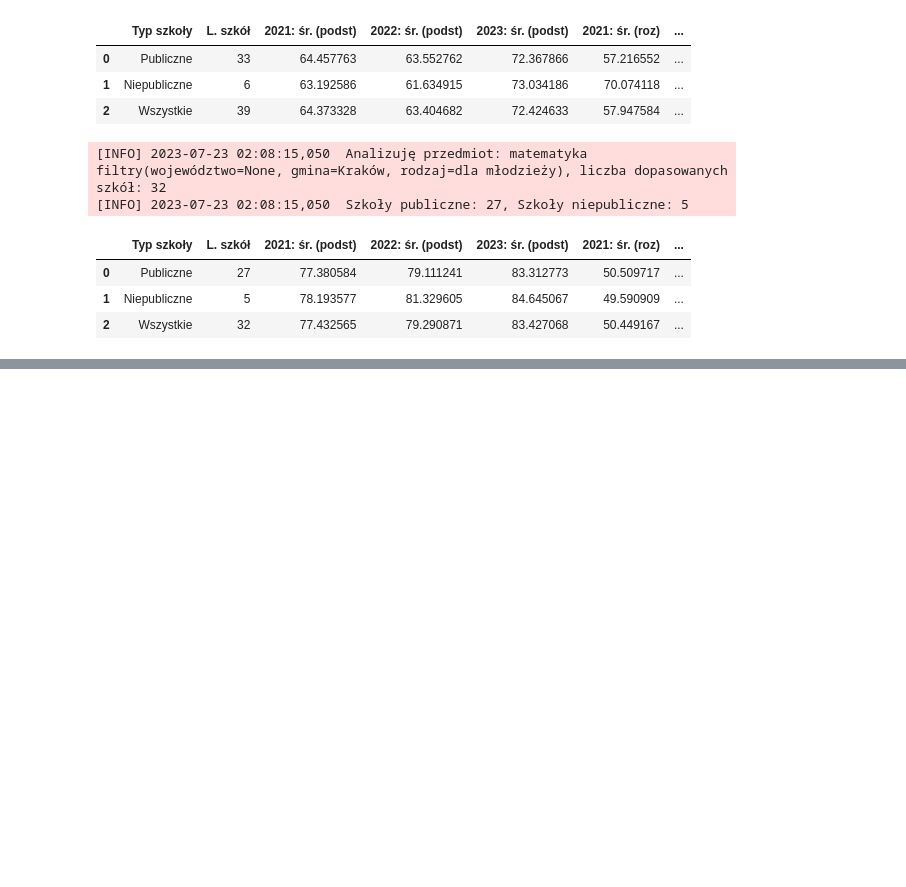
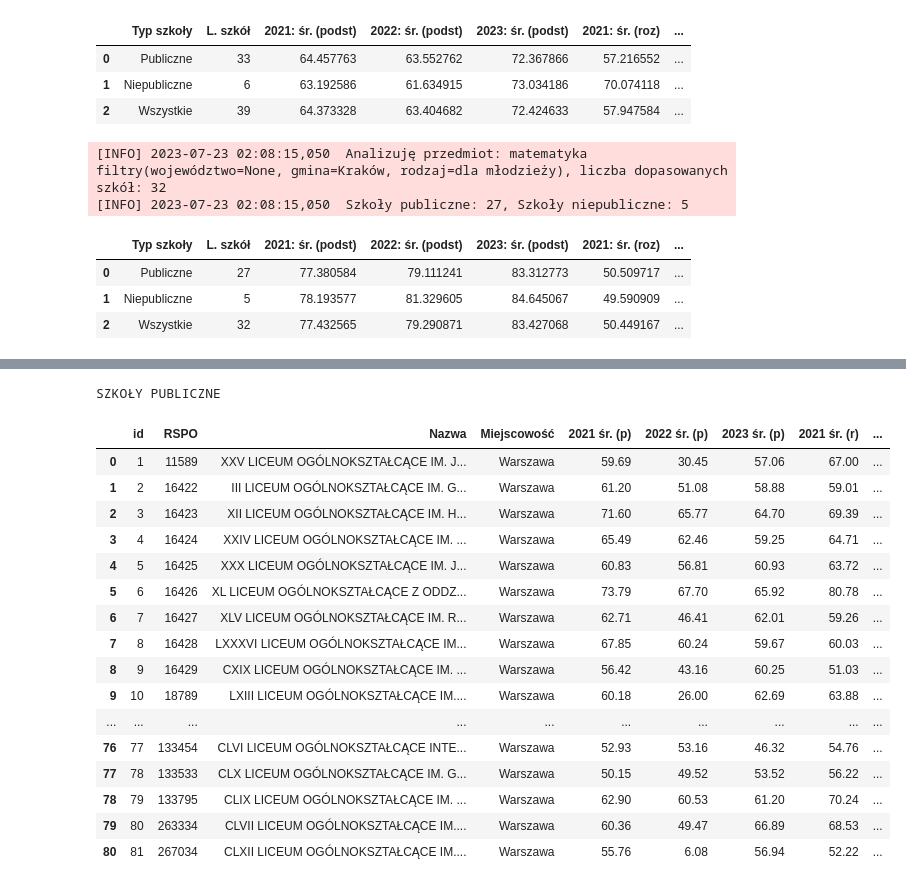
Before and after one commit to walasiek/ai-polit, a Jupyter notebook: notebooks/006_analiza_matur_2023_wstepna.ipynb, the cells around one changed output, grey strips where cells are left out. Cells and saved outputs as stored; diff of their text form; code cells hidden in the pictures; blank space fills up the shorter version.

```diff
--- a/notebooks/006_analiza_matur_2023_wstepna.ipynb
+++ b/notebooks/006_analiza_matur_2023_wstepna.ipynb
@@ -58,6 +58,11 @@ ANALYZED_YEARS = [2021, 2022, 2023]
 
 ANALYZED_LAST_YEAR = ANALYZED_YEARS[-1]
 SUBHEADER_SEPARATOR = '===='
+# %%
+# Pomocnicze
+def pretty_float(x):
+    x = int(x * 100) / 100
+    return x
 # %% [markdown]
 Przygotowanie danych
 ====================
@@ -434,0 +563,4 @@ for subject in ['język polski', 'matematyka']:
+# %%
+print("SZKOŁY PUBLICZNE")
+show_avg_results_from_matura("język polski", filter_gmina='Warszawa', public=True)
+# %% [output]
@@ -434,0 +568,18 @@ for subject in ['język polski', 'matematyka']:
+SZKOŁY PUBLICZNE
+|  | id | RSPO | Nazwa | Miejscowość | 2021 śr. (p) | 2022 śr. (p) | 2023 śr. (p) | 2021 śr. (r) | ... |
+| 0 | 1 | 11589 | XXV LICEUM OGÓLNOKSZTAŁCĄCE IM. J... | Warszawa | 59.69 | 30.45 | 57.06 | 67.00 | ... |
+| 1 | 2 | 16422 | III LICEUM OGÓLNOKSZTAŁCĄCE IM. G... | Warszawa | 61.20 | 51.08 | 58.88 | 59.01 | ... |
+| 2 | 3 | 16423 | XII LICEUM OGÓLNOKSZTAŁCĄCE IM. H... | Warszawa | 71.60 | 65.77 | 64.70 | 69.39 | ... |
+| 3 | 4 | 16424 | XXIV LICEUM OGÓLNOKSZTAŁCĄCE IM. ... | Warszawa | 65.49 | 62.46 | 59.25 | 64.71 | ... |
+| 4 | 5 | 16425 | XXX LICEUM OGÓLNOKSZTAŁCĄCE IM. J... | Warszawa | 60.83 | 56.81 | 60.93 | 63.72 | ... |
+| 5 | 6 | 16426 | XL LICEUM OGÓLNOKSZTAŁCĄCE Z ODDZ... | Warszawa | 73.79 | 67.70 | 65.92 | 80.78 | ... |
+| 6 | 7 | 16427 | XLV LICEUM OGÓLNOKSZTAŁCĄCE IM. R... | Warszawa | 62.71 | 46.41 | 62.01 | 59.26 | ... |
+| 7 | 8 | 16428 | LXXXVI LICEUM OGÓLNOKSZTAŁCĄCE IM... | Warszawa | 67.85 | 60.24 | 59.67 | 60.03 | ... |
+| 8 | 9 | 16429 | CXIX LICEUM OGÓLNOKSZTAŁCĄCE IM. ... | Warszawa | 56.42 | 43.16 | 60.25 | 51.03 | ... |
+| 9 | 10 | 18789 | LXIII LICEUM OGÓLNOKSZTAŁCĄCE IM.... | Warszawa | 60.18 | 26.00 | 62.69 | 63.88 | ... |
+| ... | ... | ... | ... | ... | ... | ... | ... | ... | ... |
+| 76 | 77 | 133454 | CLVI LICEUM OGÓLNOKSZTAŁCĄCE INTE... | Warszawa | 52.93 | 53.16 | 46.32 | 54.76 | ... |
+| 77 | 78 | 133533 | CLX LICEUM OGÓLNOKSZTAŁCĄCE IM. G... | Warszawa | 50.15 | 49.52 | 53.52 | 56.22 | ... |
+| 78 | 79 | 133795 | CLIX LICEUM OGÓLNOKSZTAŁCĄCE IM. ... | Warszawa | 62.90 | 60.53 | 61.20 | 70.24 | ... |
+| 79 | 80 | 263334 | CLVII LICEUM OGÓLNOKSZTAŁCĄCE IM.... | Warszawa | 60.36 | 49.47 | 66.89 | 68.53 | ... |
+| 80 | 81 | 267034 | CLXII LICEUM OGÓLNOKSZTAŁCĄCE IM.... | Warszawa | 55.76 | 6.08 | 56.94 | 52.22 | ... |
```
Also changed, not shown: parts of 11 cells of this notebook, 4 other files.
